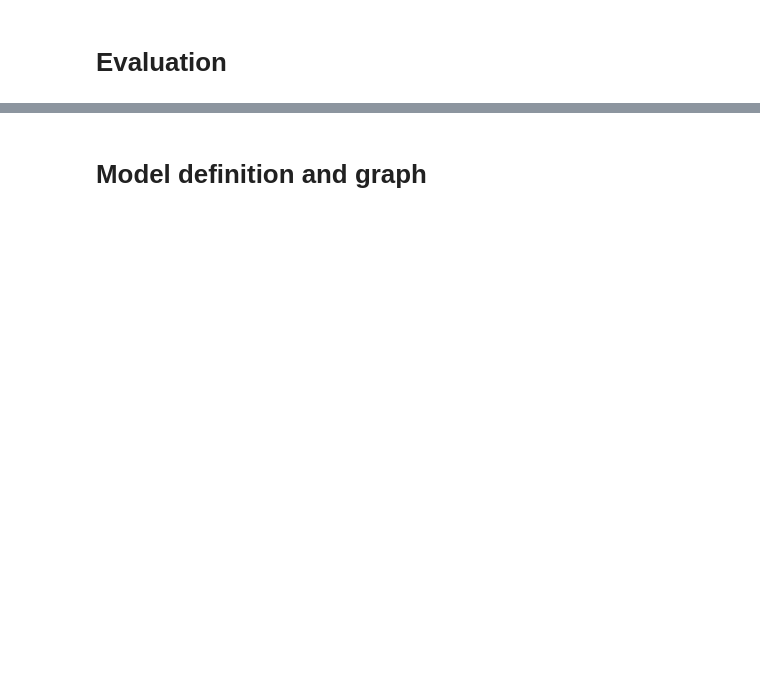
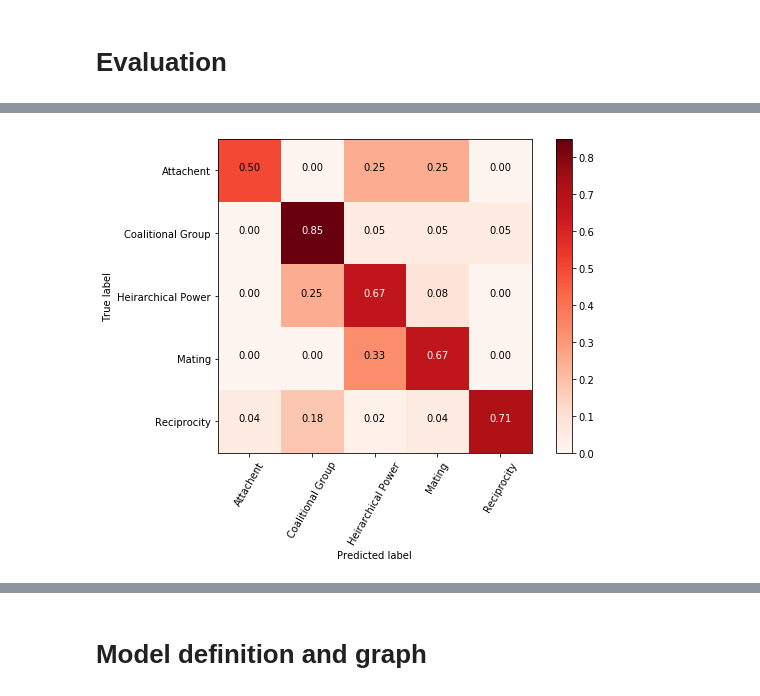
Before and after one commit to emasa/social-relations-recognition-egocentric-photostreams, a Jupyter notebook: src/notebooks/train-model-egocentric-photostreams.ipynb, the cells around one changed output, grey strips where cells are left out. Cells and saved outputs as stored; diff of their text form; code cells hidden in the pictures; blank space fills up the shorter version.

```diff
--- a/src/notebooks/train-model-egocentric-photostreams.ipynb
+++ b/src/notebooks/train-model-egocentric-photostreams.ipynb
@@ -764,5 +840,5 @@ process_labels = LabelExpander(mode=output_mode)
 # %% [markdown]
 # Model instance
 # %%
-learning_rate = 0.001
+learning_rate = 0.01
 print('LR: {}'.format(learning_rate))
@@ -824,7 +921,7 @@ class StepDecay(object):
 
         return lrate
 
-schedule_lr = False
+schedule_lr = True
 if schedule_lr:
     lr_scheduler = LearningRateScheduler(StepDecay(initial_lr=learning_rate, drop_rate=0.5, epochs_drop=10))
     callbacks.append(lr_scheduler)
@@ -853,5 +950,5 @@ val_generator = val_datagen.flow(
     shuffle=False,
 )
 # %%
-cache_epochs, epochs = 0, 150
+cache_epochs, epochs = 0, 75
 print('Initial epoch: {} Number of epochs: {}'.format(cache_epochs, epochs))
@@ -885,15 +987,22 @@ k_y_val_predicted = model.predict_generator(val_generator, steps=1)
 
 decoded_prediction = decode_prediction(k_y_val_predicted, mode=output_mode)
 # %%
-for weighted in [True, False]:
-    print('Macro{} metrics'.format('_weighted' if weighted else ''))
+weighted = False
+print('Macro{} metrics'.format('_weighted' if weighted else ''))
 
-    if 'domain' in decoded_prediction:
-        if output_mode == 'domain':
-            print_statistics(val_stats=compute_stats(k_y_val, decoded_prediction['domain'], weighted=weighted))
-        else:
-            print_statistics(val_stats=compute_stats(relation_to_domain_vec(k_y_val), decoded_prediction['domain'], weighted=weighted))
-            print_statistics(val_stats=compute_stats(relation_to_domain_vec(k_y_val), relation_to_domain_vec(decoded_prediction['relation']), weighted=weighted))
+domain_is_present = 'domain' in decoded_prediction
+if domain_is_present:
+    if output_mode == 'domain':
+        dom_stats = compute_stats(k_y_val, decoded_prediction['domain'], weighted=weighted)
+        print_statistics(val_stats=dom_stats)
+    else:
+        dom_stats = compute_stats(relation_to_domain_vec(k_y_val), decoded_prediction['domain'], weighted=weighted)
+        print_statistics(val_stats=dom_stats)
 
-    if 'relation' in decoded_prediction:
-        print_statistics(val_stats=compute_stats(k_y_val,  decoded_prediction['relation'], weighted=weighted))
+        dom_from_rel_stats = compute_stats(relation_to_domain_vec(k_y_val), relation_to_domain_vec(decoded_prediction['relation']), weighted=weighted)
+        print_statistics(val_stats=dom_from_rel_stats)
+
+relation_is_present = 'relation' in decoded_prediction
+if relation_is_present:
+    rel_stats = compute_stats(k_y_val,  decoded_prediction['relation'], weighted=weighted)
+    print_statistics(val_stats=rel_stats)
@@ -899,0 +1108,11 @@ for weighted in [True, False]:
+# %%
+if domain_is_present:
+    cm = dom_stats[1]
+    plot_confusion_matrix(cm=cm,
+                          normalize    = True,
+                          target_names = DOMAINS,
+                          digits=True,
+                          title='',
+                          cmap='Reds')
+# %% [output]
+[figure, added]
```
Also changed, not shown: parts of 16 cells of this notebook, 2 other files.
